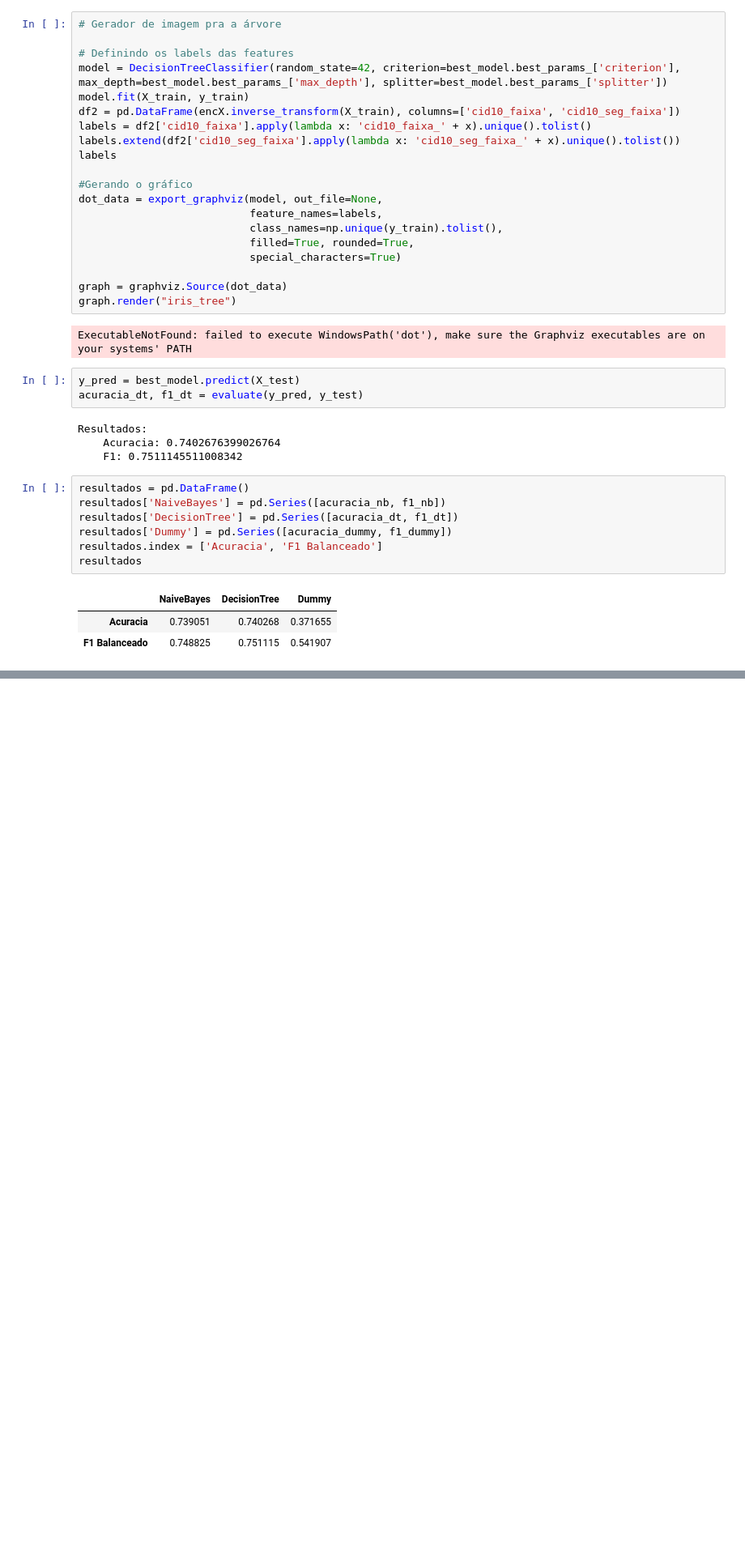
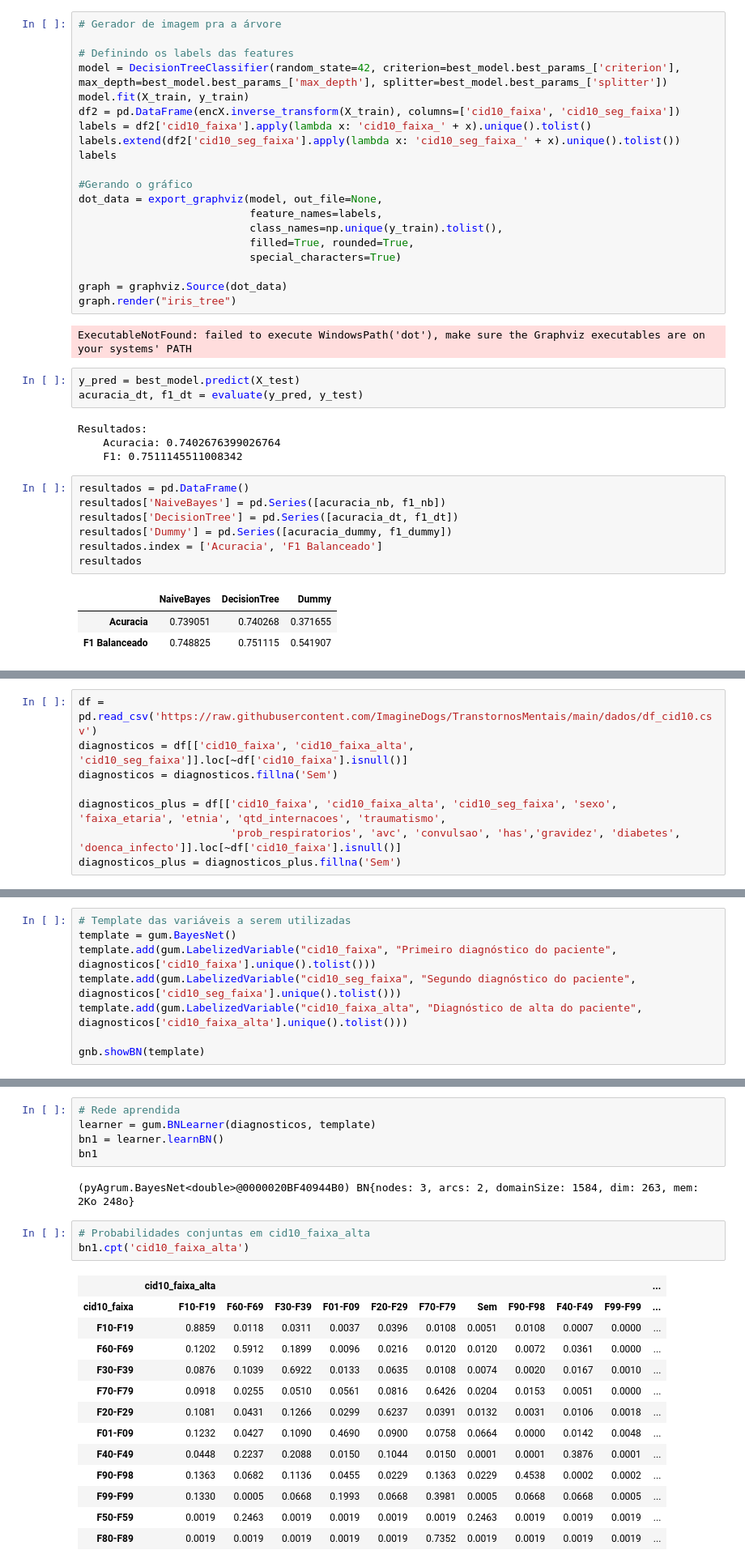
Before and after one commit to ImagineDogs/TranstornosMentais, a Jupyter notebook: notebooks/Modelos.ipynb, the cells around one changed output, grey strips where cells are left out. Shown at 81% size. Drawn from its saved outputs; the diff is of its cells as text; blank space fills up the shorter version.

Commit message:
Rede Bayesiana

```diff
--- a/notebooks/Modelos.ipynb
+++ b/notebooks/Modelos.ipynb
@@ -200,0 +171,8 @@ DatabaseError: [pyAgrum] Database error: The conditioning set <1=1, 9=1, 2=0, 3=
+# %%
+df = pd.read_csv('https://raw.githubusercontent.com/ImagineDogs/TranstornosMentais/main/dados/df_cid10.csv')
+diagnosticos = df[['cid10_faixa', 'cid10_faixa_alta', 'cid10_seg_faixa']].loc[~df['cid10_faixa'].isnull()]
+diagnosticos = diagnosticos.fillna('Sem')
+
+diagnosticos_plus = df[['cid10_faixa', 'cid10_faixa_alta', 'cid10_seg_faixa', 'sexo', 'faixa_etaria', 'etnia', 'qtd_internacoes', 'traumatismo',
+                        'prob_respiratorios', 'avc', 'convulsao', 'has','gravidez', 'diabetes', 'doenca_infecto']].loc[~df['cid10_faixa'].isnull()]
+diagnosticos_plus = diagnosticos_plus.fillna('Sem')
@@ -200,0 +181,8 @@ DatabaseError: [pyAgrum] Database error: The conditioning set <1=1, 9=1, 2=0, 3=
+# %%
+# Template das variáveis a serem utilizadas
+template = gum.BayesNet()
+template.add(gum.LabelizedVariable("cid10_faixa", "Primeiro diagnóstico do paciente", diagnosticos['cid10_faixa'].unique().tolist()))
+template.add(gum.LabelizedVariable("cid10_seg_faixa", "Segundo diagnóstico do paciente", diagnosticos['cid10_seg_faixa'].unique().tolist()))
+template.add(gum.LabelizedVariable("cid10_faixa_alta", "Diagnóstico de alta do paciente", diagnosticos['cid10_faixa_alta'].unique().tolist()))
+
+gnb.showBN(template)
@@ -200,0 +197,24 @@ DatabaseError: [pyAgrum] Database error: The conditioning set <1=1, 9=1, 2=0, 3=
+# %%
+# Rede aprendida
+learner = gum.BNLearner(diagnosticos, template)
+bn1 = learner.learnBN()
+bn1
+# %% [output]
+(pyAgrum.BayesNet<double>@0000020BF40944B0) BN{nodes: 3, arcs: 2, domainSize: 1584, dim: 263, mem: 2Ko 248o}
+# %%
+# Probabilidades conjuntas em cid10_faixa_alta
+bn1.cpt('cid10_faixa_alta')
+# %% [output]
+|  | cid10_faixa_alta |  |  |  |  |  |  |  |  |  | ... |
+| cid10_faixa | F10-F19 | F60-F69 | F30-F39 | F01-F09 | F20-F29 | F70-F79 | Sem | F90-F98 | F40-F49 | F99-F99 | ... |
+| F10-F19 | 0.8859 | 0.0118 | 0.0311 | 0.0037 | 0.0396 | 0.0108 | 0.0051 | 0.0108 | 0.0007 | 0.0000 | ... |
+| F60-F69 | 0.1202 | 0.5912 | 0.1899 | 0.0096 | 0.0216 | 0.0120 | 0.0120 | 0.0072 | 0.0361 | 0.0000 | ... |
+| F30-F39 | 0.0876 | 0.1039 | 0.6922 | 0.0133 | 0.0635 | 0.0108 | 0.0074 | 0.0020 | 0.0167 | 0.0010 | ... |
+| F70-F79 | 0.0918 | 0.0255 | 0.0510 | 0.0561 | 0.0816 | 0.6426 | 0.0204 | 0.0153 | 0.0051 | 0.0000 | ... |
+| F20-F29 | 0.1081 | 0.0431 | 0.1266 | 0.0299 | 0.6237 | 0.0391 | 0.0132 | 0.0031 | 0.0106 | 0.0018 | ... |
+| F01-F09 | 0.1232 | 0.0427 | 0.1090 | 0.4690 | 0.0900 | 0.0758 | 0.0664 | 0.0000 | 0.0142 | 0.0048 | ... |
+| F40-F49 | 0.0448 | 0.2237 | 0.2088 | 0.0150 | 0.1044 | 0.0150 | 0.0001 | 0.0001 | 0.3876 | 0.0001 | ... |
+| F90-F98 | 0.1363 | 0.0682 | 0.1136 | 0.0455 | 0.0229 | 0.1363 | 0.0229 | 0.4538 | 0.0002 | 0.0002 | ... |
+| F99-F99 | 0.1330 | 0.0005 | 0.0668 | 0.1993 | 0.0668 | 0.3981 | 0.0005 | 0.0668 | 0.0668 | 0.0005 | ... |
+| F50-F59 | 0.0019 | 0.2463 | 0.0019 | 0.0019 | 0.0019 | 0.0019 | 0.2463 | 0.0019 | 0.0019 | 0.0019 | ... |
+| F80-F89 | 0.0019 | 0.0019 | 0.0019 | 0.0019 | 0.0019 | 0.7352 | 0.0019 | 0.0019 | 0.0019 | 0.0019 | ... |
```
Also changed, not shown: parts of 25 cells of this notebook.
